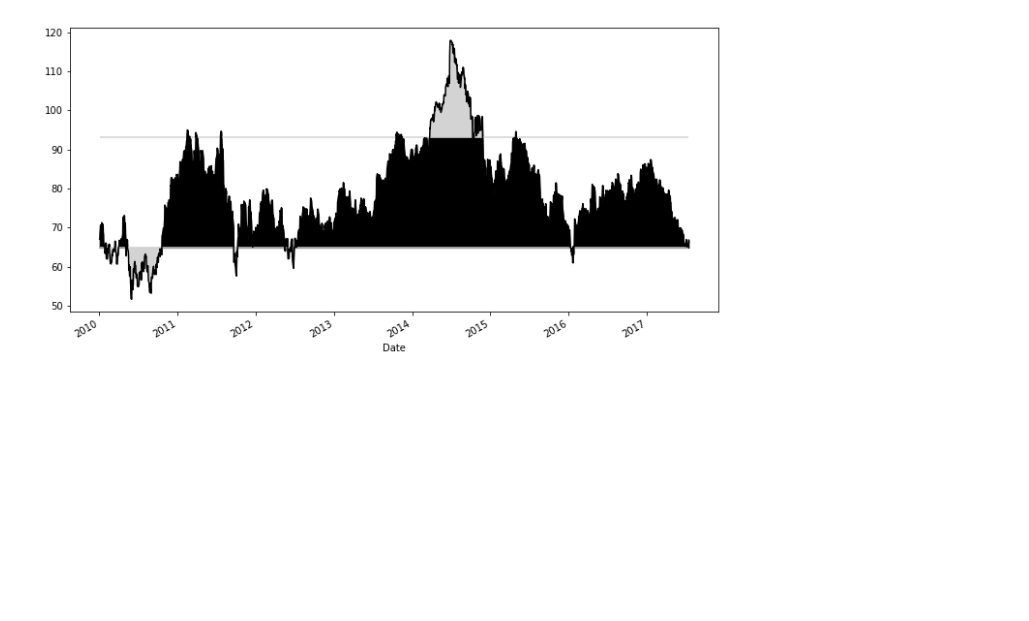
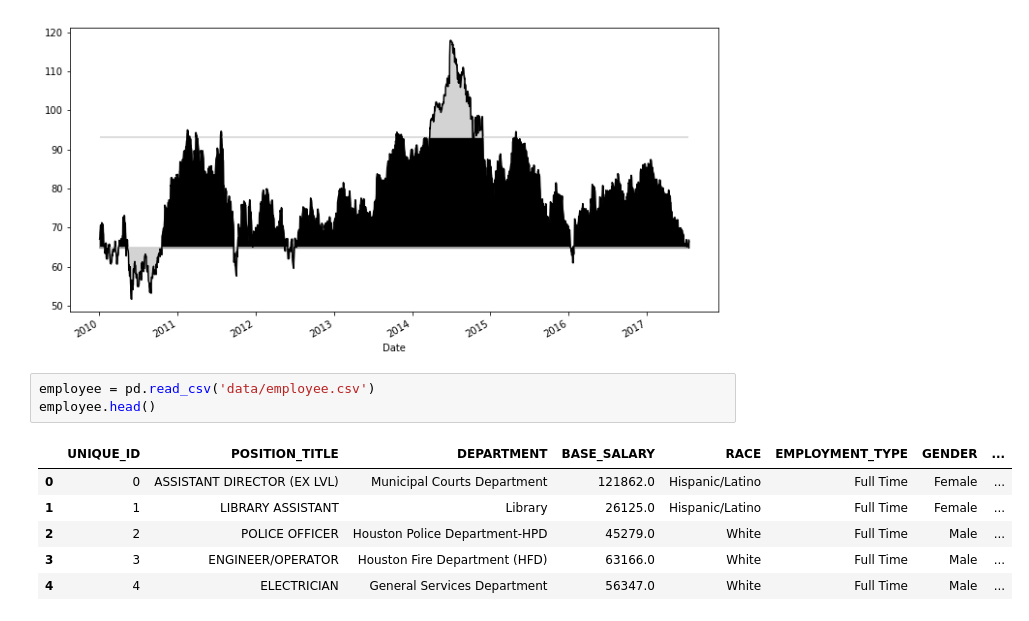
Before and after one commit to MarkNoordraven/Pandas-Cookbook, a Jupyter notebook: Chapter 05 Boolean Indexing Notes.ipynb, the cells around one changed output. Saved outputs shown, nothing was run; the diff lists cells and outputs as text; blank space fills up the shorter version.

```diff
--- a/Chapter 05 Boolean Indexing Notes.ipynb
+++ b/Chapter 05 Boolean Indexing Notes.ipynb
@@ -609,3 +607,13 @@ matplotlib.pyplot.fill_between(x=criteria.index, y1=upper_10, y2=slb_close.value
 # %% [output]
 <matplotlib.collections.PolyCollection at 0x...>
 [figure]
+# %%
+employee = pd.read_csv('data/employee.csv')
+employee.head()
+# %% [output]
+|  | UNIQUE_ID | POSITION_TITLE | DEPARTMENT | BASE_SALARY | RACE | EMPLOYMENT_TYPE | GENDER | ... |
+| 0 | 0 | ASSISTANT DIRECTOR (EX LVL) | Municipal Courts Department | 121862.0 | Hispanic/Latino | Full Time | Female | ... |
+| 1 | 1 | LIBRARY ASSISTANT | Library | 26125.0 | Hispanic/Latino | Full Time | Female | ... |
+| 2 | 2 | POLICE OFFICER | Houston Police Department-HPD | 45279.0 | White | Full Time | Male | ... |
+| 3 | 3 | ENGINEER/OPERATOR | Houston Fire Department (HFD) | 63166.0 | White | Full Time | Male | ... |
+| 4 | 4 | ELECTRICIAN | General Services Department | 56347.0 | White | Full Time | Male | ... |
```
Also changed, not shown: parts of 28 cells of this notebook.
